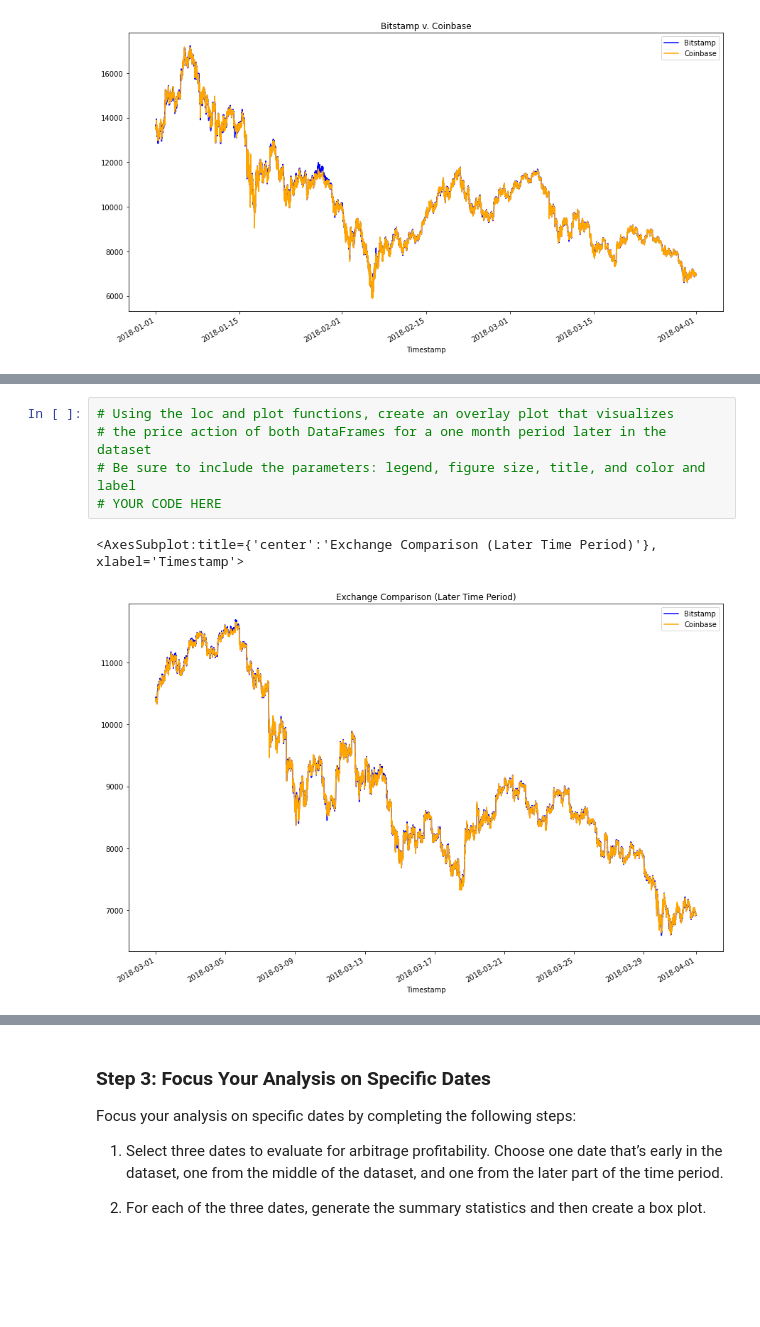
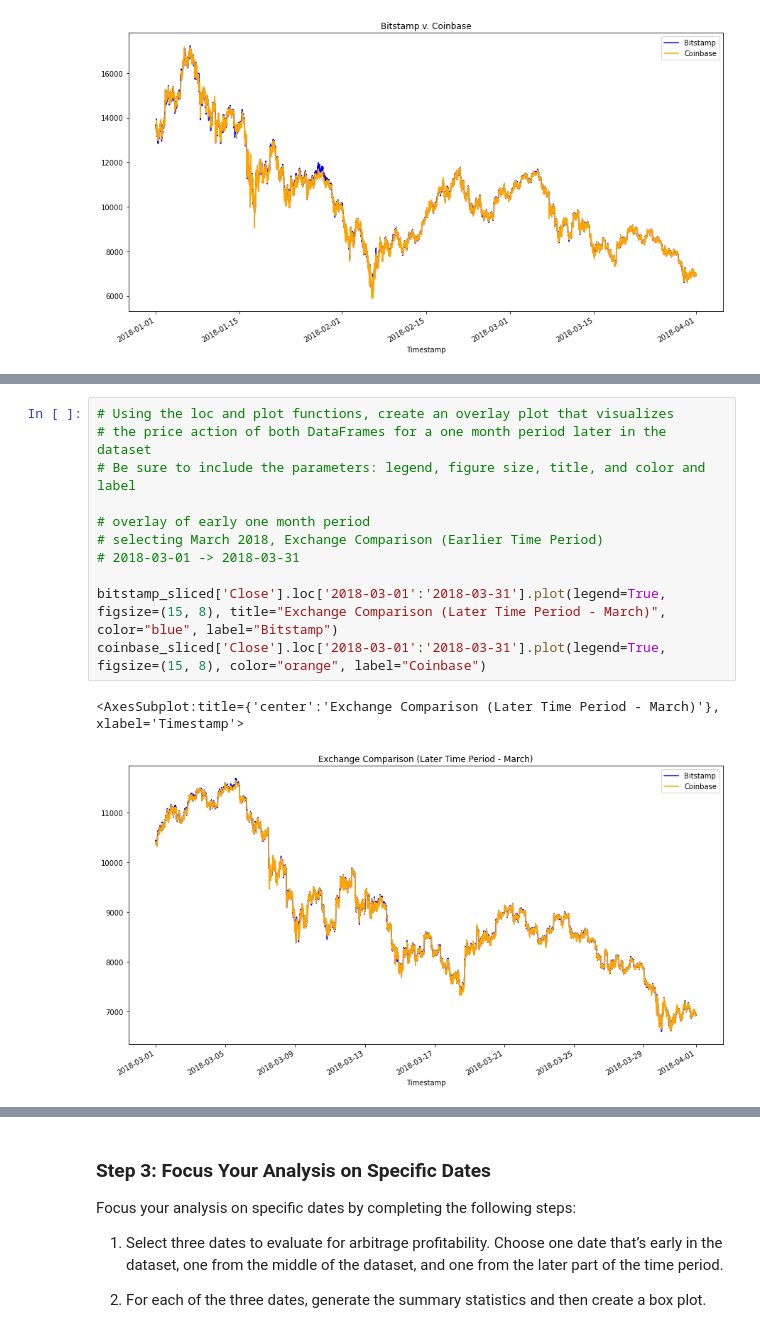
Before and after one commit to sububer/bitcoin_arbitrage, a Jupyter notebook: crypto_arbitrage.ipynb, the cells around one changed output, grey strips where cells are left out. Drawn from its saved outputs; the diff is of its cells as text; blank space fills up the shorter version.

```diff
--- a/crypto_arbitrage.ipynb
+++ b/crypto_arbitrage.ipynb
@@ -362,11 +368,17 @@ coinbase_sliced['Close'].plot(legend=True, figsize=(15, 8), color="orange", labe
 # %%
 # Using the loc and plot functions, create an overlay plot that visualizes
 # the price action of both DataFrames for a one month period later in the dataset
 # Be sure to include the parameters: legend, figure size, title, and color and label
-# YOUR CODE HERE
+
+# overlay of early one month period
+# selecting March 2018, Exchange Comparison (Earlier Time Period)
+# 2018-03-01 -> 2018-03-31
+
+bitstamp_sliced['Close'].loc['2018-03-01':'2018-03-31'].plot(legend=True, figsize=(15, 8), title="Exchange Comparison (Later Time Period - March)", color="blue", label="Bitstamp")
+coinbase_sliced['Close'].loc['2018-03-01':'2018-03-31'].plot(legend=True, figsize=(15, 8), color="orange", label="Coinbase")
 # %% [output]
-<AxesSubplot:title={'center':'Exchange Comparison (Later Time Period)'}, xlabel='Timestamp'>
+<AxesSubplot:title={'center':'Exchange Comparison (Later Time Period - March)'}, xlabel='Timestamp'>
-[figure, old version]
+[figure, new version]
 # %% [markdown]
 **Question** Based on the visualizations of the different time periods, has the degree of spread change as time progressed?
 
```
Also changed, not shown: parts of 2 cells of this notebook.
